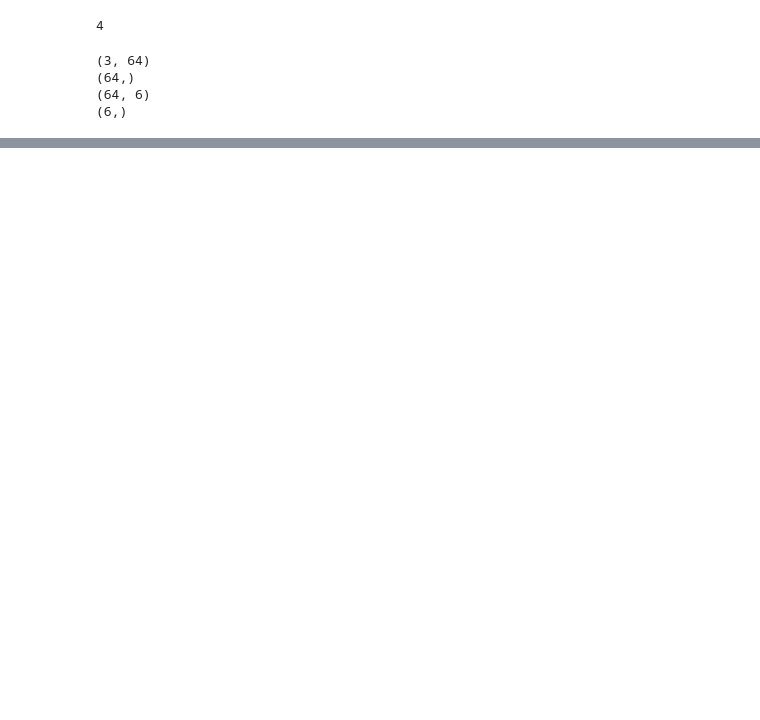
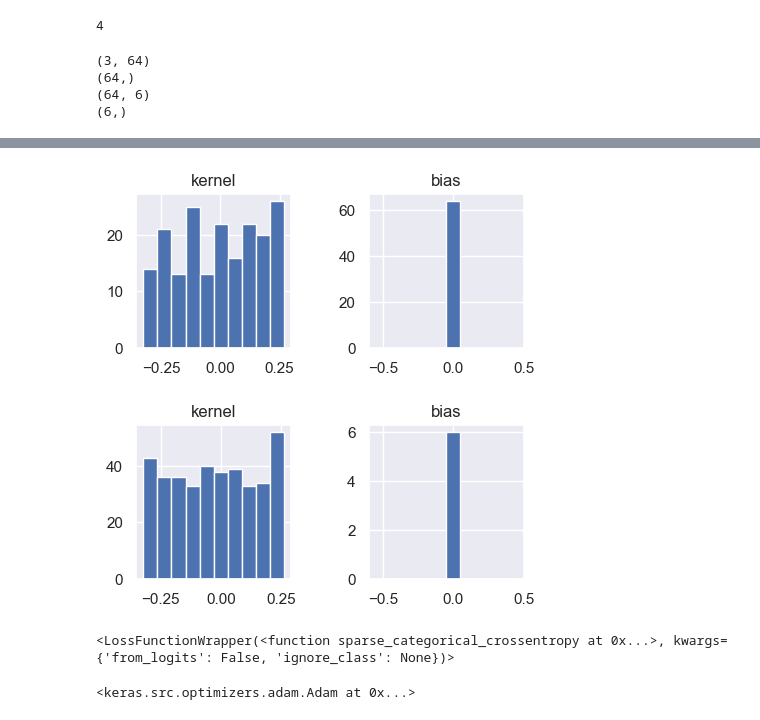
Before and after one commit to vidishsirdesai/projects_public, a Jupyter notebook: nn_based_dynamic_gesture_classifier/notebooks/model_building_dl.ipynb, the cells around one changed output, grey strips where cells are left out. Drawn from its saved outputs; the diff is of its cells as text; code cells hidden in the pictures; blank space fills up the shorter version.

```diff
--- a/nn_based_dynamic_gesture_classifier/notebooks/model_building_dl.ipynb
+++ b/nn_based_dynamic_gesture_classifier/notebooks/model_building_dl.ipynb
@@ -186,0 +224,12 @@ for i in model.weights:
+# %%
+# histograms of initialized weights and biases
+fig, axes = plt.subplots(2, 2, figsize = (5, 5))
+fig.subplots_adjust(hspace = 0.5, wspace = 0.5)
+# extracting weights from the layers
+weight_layers = [layer for layer in model.layers]
+for i, layer in enumerate(weight_layers):
+    for j in [0, 1]:
+        axes[i, j].hist(layer.weights[j].numpy().flatten(), align = "left")
+        axes[i, j].set_title(layer.weights[j].name)
+# %% [output]
+[figure, added]
@@ -186,0 +243,8 @@ for i in model.weights:
+# %%
+model.loss
+# %% [output]
+<LossFunctionWrapper(<function sparse_categorical_crossentropy at 0x...>, kwargs={'from_logits': False, 'ignore_class': None})>
+# %%
+model.optimizer
+# %% [output]
+<keras.src.optimizers.adam.Adam at 0x...>
```
Also changed, not shown: parts of 11 cells of this notebook, 1 other file.
